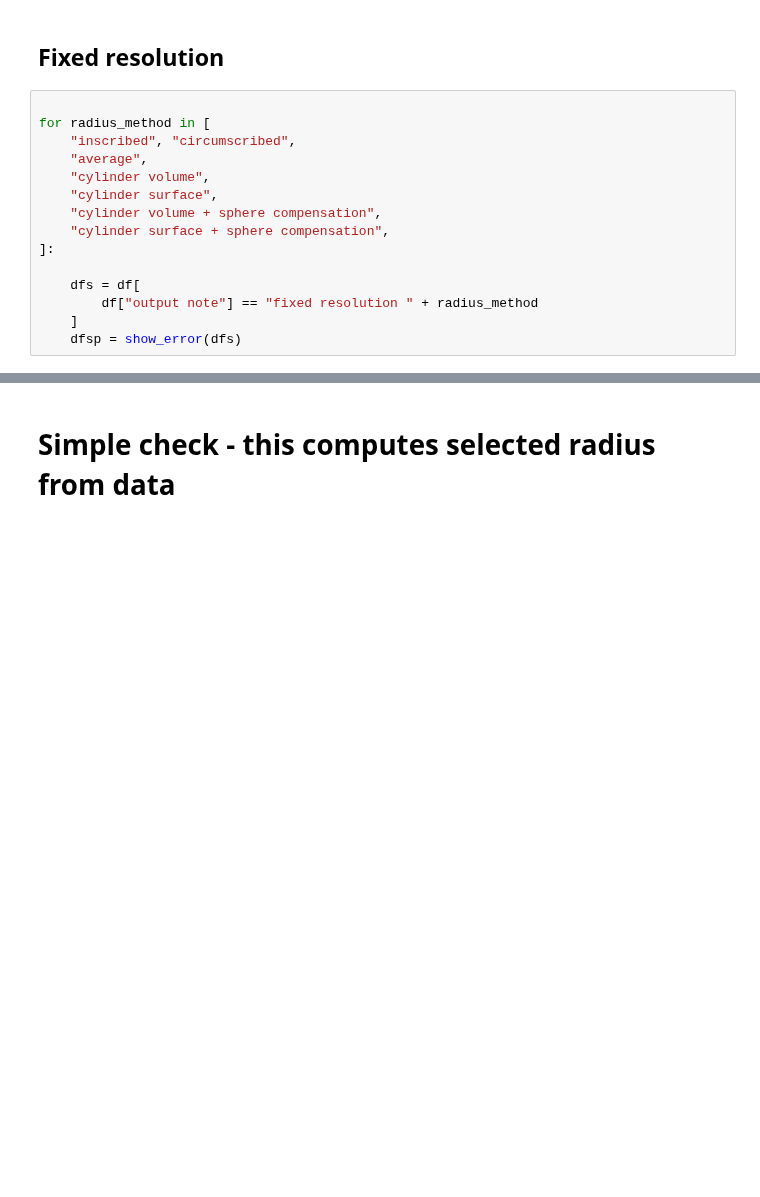
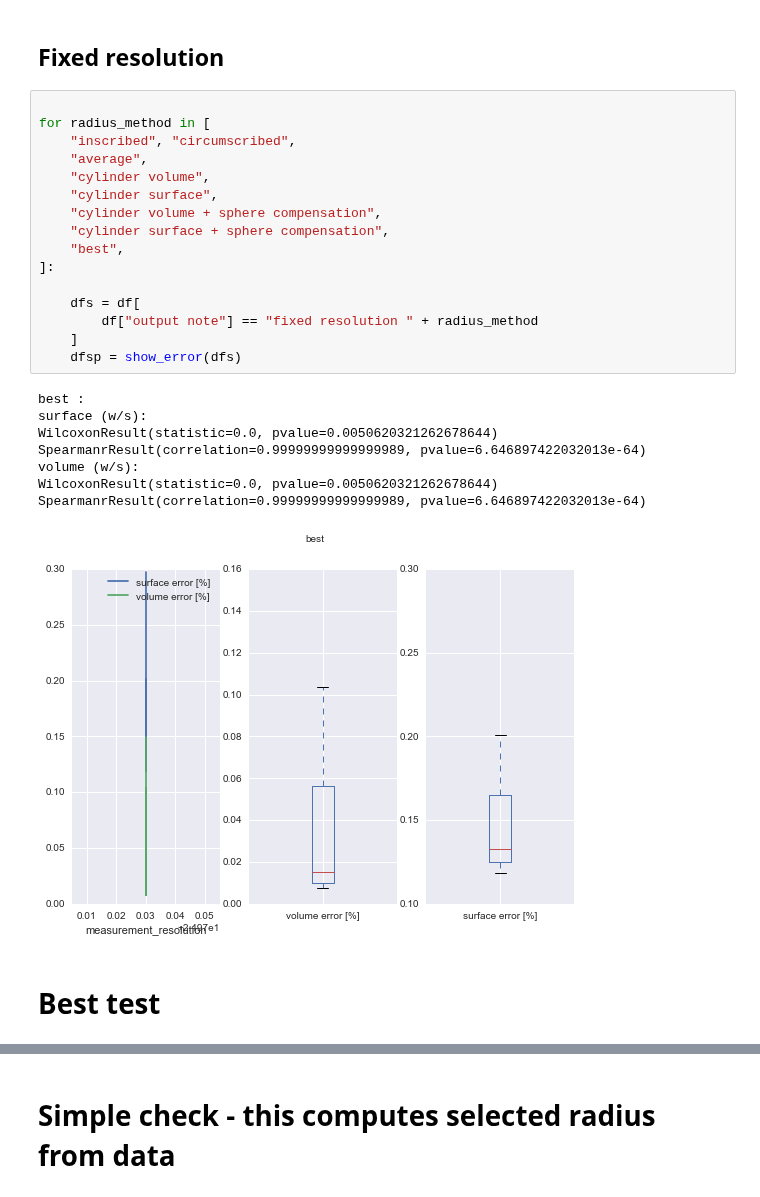
Before and after one commit to mjirik/teigen, a Jupyter notebook: examples/measured_compensation_factor.ipynb, the cells around one changed output, grey strips where cells are left out. Cells and saved outputs as stored; diff of their text form; blank space fills up the shorter version.

```diff
--- a/examples/measured_compensation_factor.ipynb
+++ b/examples/measured_compensation_factor.ipynb
@@ -437,15 +491,27 @@ for radius_method in [
 # %%
 
 for radius_method in [
     "inscribed", "circumscribed",
     "average",
     "cylinder volume",
     "cylinder surface",
     "cylinder volume + sphere compensation",
     "cylinder surface + sphere compensation",
+    "best",
 ]:
 
     dfs = df[
         df["output note"] == "fixed resolution " + radius_method
     ]
     dfsp = show_error(dfs)
+# %% [output]
+best :
+surface (w/s):
+WilcoxonResult(statistic=0.0, pvalue=0.0050620321262678644)
+SpearmanrResult(correlation=0.99999999999999989, pvalue=6.646897422032013e-64)
+volume (w/s):
+WilcoxonResult(statistic=0.0, pvalue=0.0050620321262678644)
+SpearmanrResult(correlation=0.99999999999999989, pvalue=6.646897422032013e-64)
+[figure, added]
+# %% [markdown]
+# Best test
```
Also changed, not shown: parts of 11 cells of this notebook, 2 other files.
